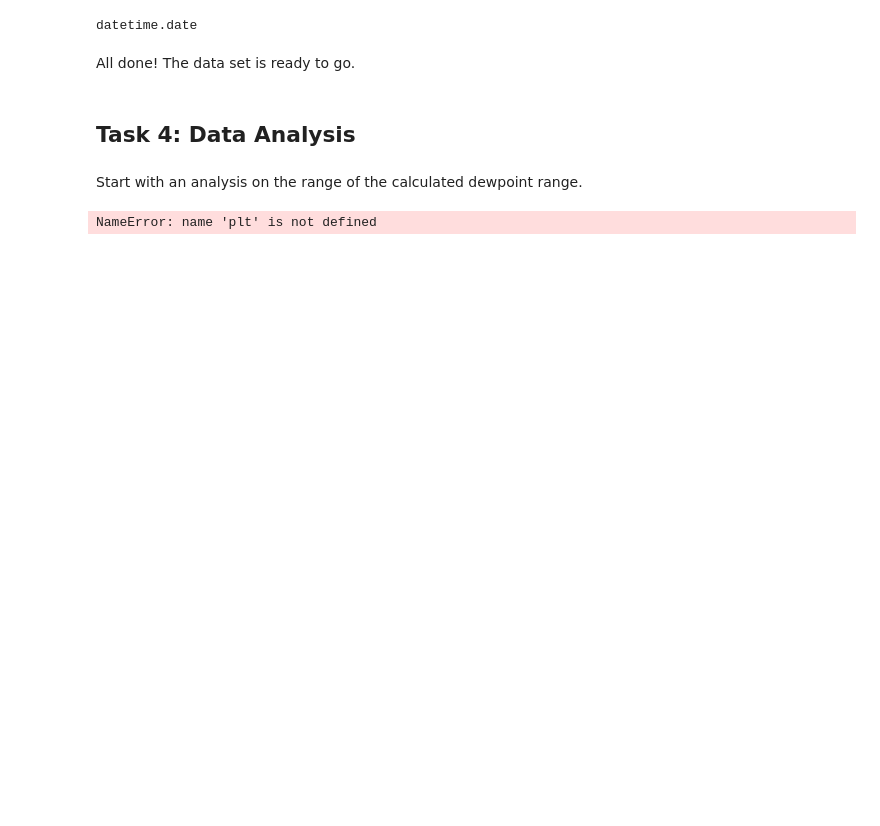
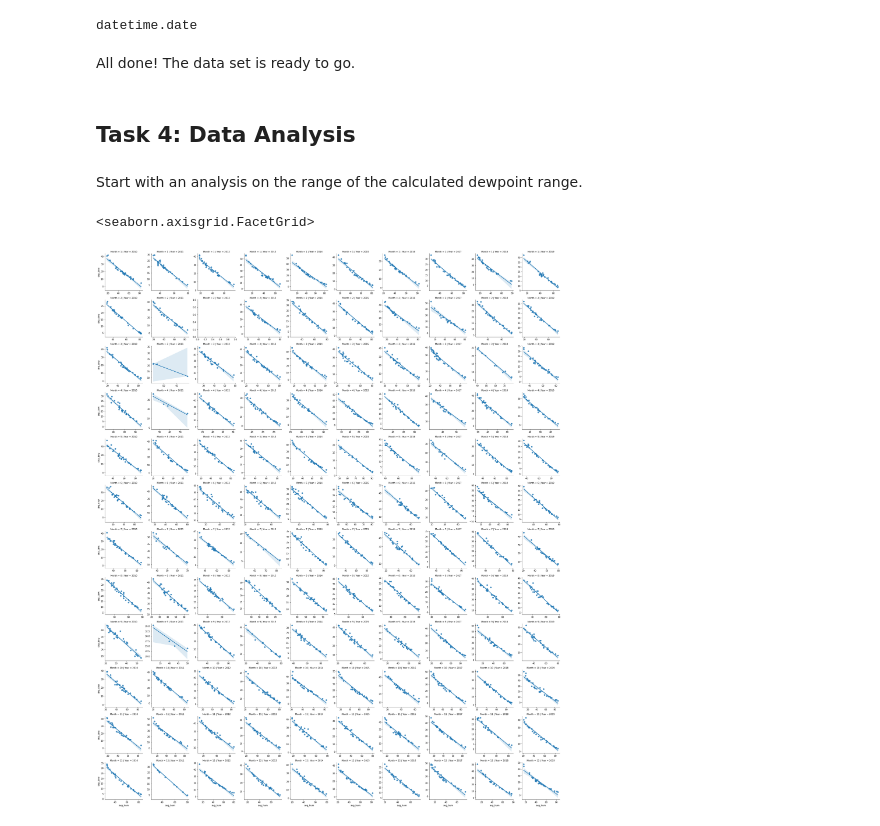
Before and after one commit to ubco-W2022T1-cosc301/project-group29, a Jupyter notebook: notebooks/analysis1.ipynb, the cells around one changed output. Saved outputs shown, nothing was run; the diff lists cells and outputs as text; code cells hidden in the pictures; blank space fills up the shorter version.

```diff
--- a/notebooks/analysis1.ipynb
+++ b/notebooks/analysis1.ipynb
@@ -299,13 +299,12 @@ All done! The data set is ready to go.
 ## Task 4: Data Analysis
 # %% [markdown]
 Start with an analysis on the range of the calculated dewpoint range.
-# %%
-# sns.pointplot(data=df_3, x="date_obj", y="ran_dew",)
-plt.figure(figsize=(18,8))
-# sns.stripplot(data=df_3, x="avg_hum", y="dep_dew",hue="Year",marker="+", linewidth=0.8,palette='flare',order = range(0, 100, 2))
-
-# sns.regplot(data=df_3,x="avg_hum",y="dep_dew")
-sns.lmplot(data=df_3, x="avg_tem", y="ran_dew", hue="Month")
-# ,jitter=True, s=20, marker="D", linewidth=0.8, alpha=.08,palette='flare'
-# %% [output]
-NameError: name 'plt' is not defined
+# %%
+sns.lmplot(
+    data=df_3, x="avg_hum", y="dep_dew",
+    col="Year", row="Month", height=3,
+    facet_kws=dict(sharex=False, sharey=False),
+)
+# %% [output]
+<seaborn.axisgrid.FacetGrid>
+[figure, added]
```
Also changed, not shown: parts of 7 cells of this notebook.
